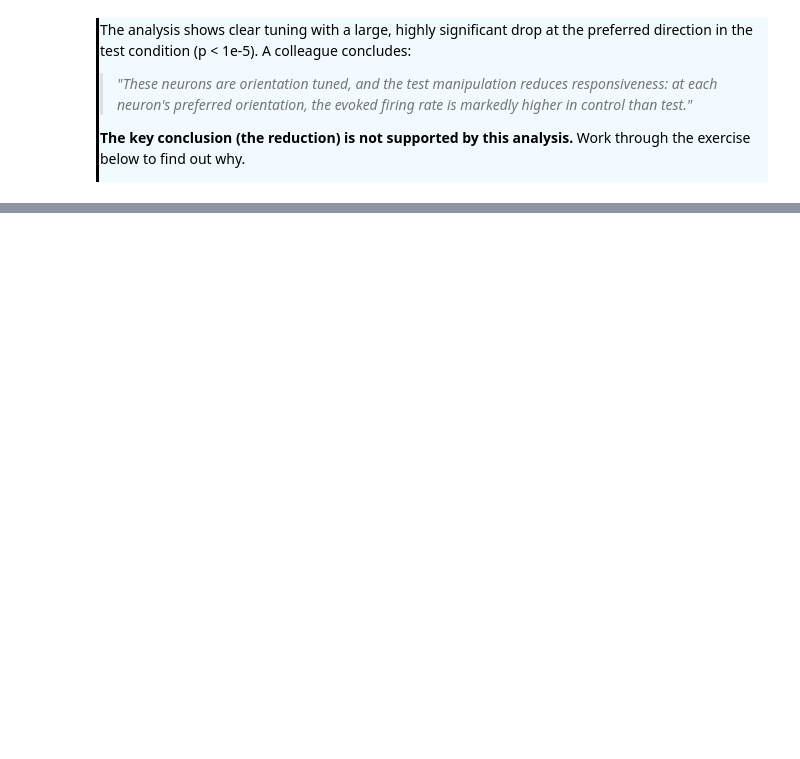
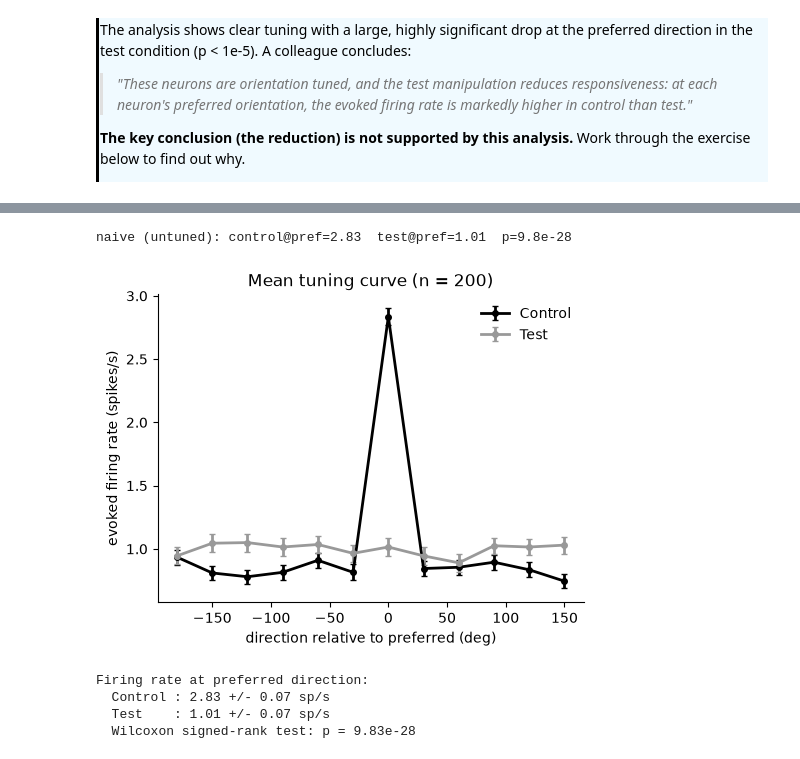
Before and after one commit to AllenSWDB/SWDB_2026_Good_Analysis, a Jupyter notebook: code/mini-workshops/nb2/mini-workshop-2_solutions.ipynb, the cells around one changed output, grey strips where cells are left out. Drawn from its saved outputs; the diff is of its cells as text; code cells hidden in the pictures; blank space fills up the shorter version.

```diff
--- a/code/mini-workshops/nb2/mini-workshop-2_solutions.ipynb
+++ b/code/mini-workshops/nb2/mini-workshop-2_solutions.ipynb
@@ -211 +259,46 @@ print(f'Cross-validated tuning: peak={cvC[:,center].mean():.2f}  flank={np.delet
+# %%
+# 1. Load the untuned population and repeat the analysis pipeline.
+counts, duration, orientations, condition_names = load('data/untuned.npz')
+n_neurons, n_ori, n_cond, n_trials = counts.shape
+rate       = counts / duration
+mean_rate  = rate.mean(axis=3)
+center     = n_ori // 2
+rel_ori    = (np.arange(n_ori) - center) * (orientations[1] - orientations[0])
+
+pref_idx        = preferred_ori(mean_rate[:, :, CONTROL])
+aligned_control = roll_to_center(mean_rate[:, :, CONTROL], pref_idx)
+aligned_test    = roll_to_center(mean_rate[:, :, TEST],    pref_idx)
+print(f'naive (untuned): control@pref={aligned_control[:,center].mean():.2f}  '
+      f'test@pref={aligned_test[:,center].mean():.2f}  '
+      f'p={wilcoxon(aligned_control[:,center], aligned_test[:,center]).pvalue:.1e}')
+
+
+# Plot the result
+fig, ax = plt.subplots(figsize=(5.5, 4))
+for cond, curves in [('control', aligned_control), ('test', aligned_test)]:
+    m   = curves.mean(0)
+    sem = curves.std(0) / np.sqrt(n_neurons)
+    ax.errorbar(rel_ori, m, yerr=sem, color=COND_COLOR[cond], lw=2,
+                marker='o', ms=4, capsize=2, label=COND_LABEL[cond])
+ax.set_xlabel('direction relative to preferred (deg)')
+ax.set_ylabel('evoked firing rate (spikes/s)')
+ax.set_title('Mean tuning curve (n = %d)' % n_neurons)
+ax.legend(frameon=False)
+plt.show()
+
+# Test at the preferred direction (center column), neuron by neuron.
+p_ctrl = aligned_control[:, center]
+p_test = aligned_test[:, center]
+w      = wilcoxon(p_ctrl, p_test)
+print(f'Firing rate at preferred direction:')
+print(f'  Control : {p_ctrl.mean():.2f} +/- {p_ctrl.std()/np.sqrt(n_neurons):.2f} sp/s')
+print(f'  Test    : {p_test.mean():.2f} +/- {p_test.std()/np.sqrt(n_neurons):.2f} sp/s')
+print(f'  Wilcoxon signed-rank test: p = {w.pvalue:.2e}')
+# %% [output]
+naive (untuned): control@pref=2.83  test@pref=1.01  p=9.8e-28
+[figure, added]
+Firing rate at preferred direction:
+  Control : 2.83 +/- 0.07 sp/s
+  Test    : 1.01 +/- 0.07 sp/s
+  Wilcoxon signed-rank test: p = 9.83e-28
 # %%
```
Also changed, not shown: parts of 16 cells of this notebook, 5 other files.
